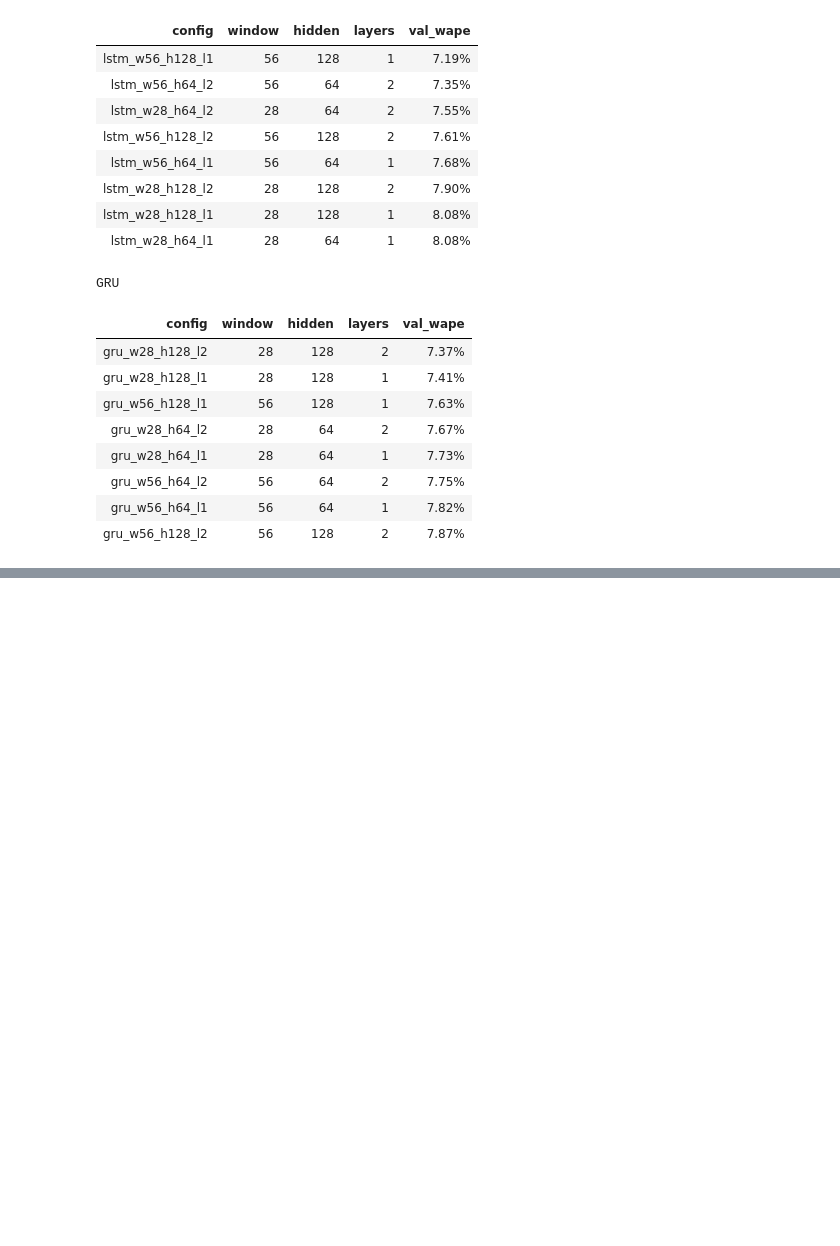
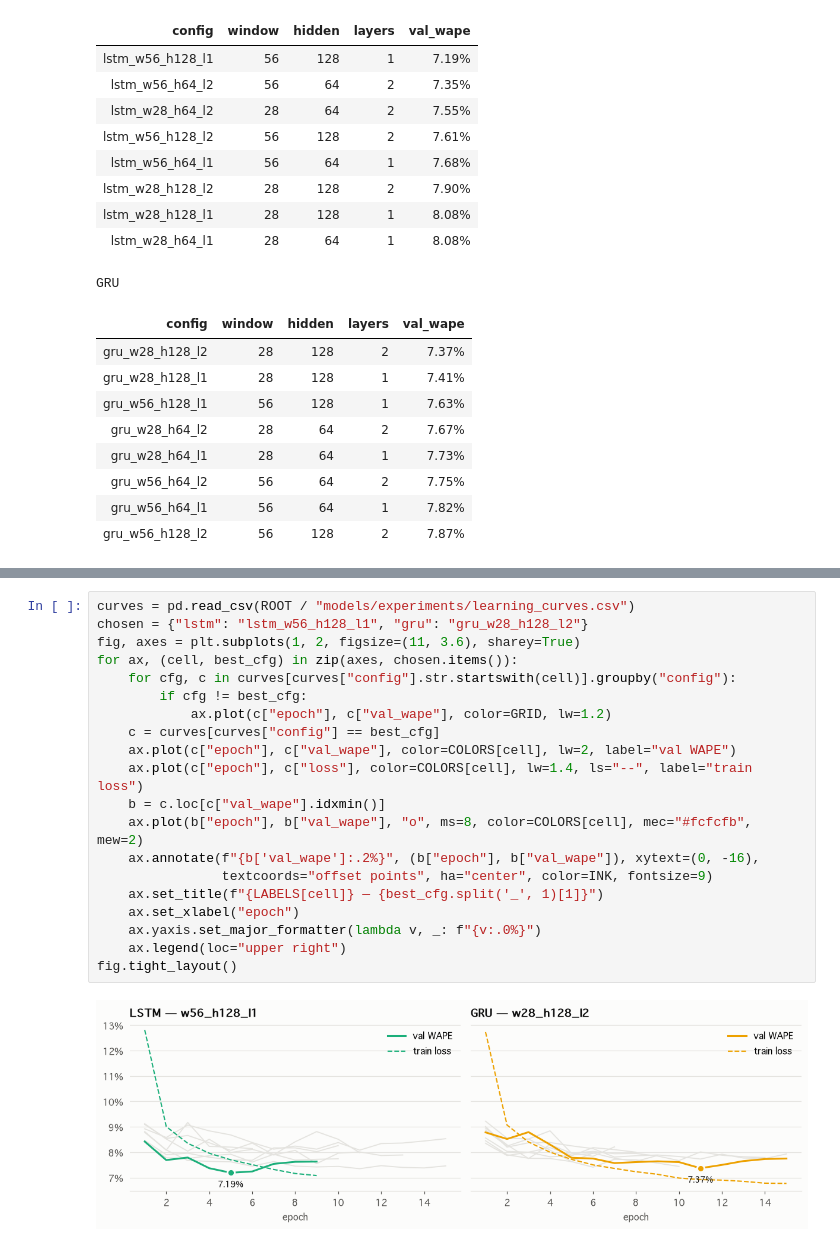
Before and after one commit to pls2s/MFP-Merchant-Financial-Passport, a Jupyter notebook: notebooks/forecast_results.ipynb, the cells around one changed output, grey strips where cells are left out. Saved outputs shown, nothing was run; the diff lists cells and outputs as text; blank space fills up the shorter version.

```diff
--- a/notebooks/forecast_results.ipynb
+++ b/notebooks/forecast_results.ipynb
@@ -260,0 +266,22 @@ GRU
+# %%
+curves = pd.read_csv(ROOT / "models/experiments/learning_curves.csv")
+chosen = {"lstm": "lstm_w56_h128_l1", "gru": "gru_w28_h128_l2"}
+fig, axes = plt.subplots(1, 2, figsize=(11, 3.6), sharey=True)
+for ax, (cell, best_cfg) in zip(axes, chosen.items()):
+    for cfg, c in curves[curves["config"].str.startswith(cell)].groupby("config"):
+        if cfg != best_cfg:
+            ax.plot(c["epoch"], c["val_wape"], color=GRID, lw=1.2)
+    c = curves[curves["config"] == best_cfg]
+    ax.plot(c["epoch"], c["val_wape"], color=COLORS[cell], lw=2, label="val WAPE")
+    ax.plot(c["epoch"], c["loss"], color=COLORS[cell], lw=1.4, ls="--", label="train loss")
+    b = c.loc[c["val_wape"].idxmin()]
+    ax.plot(b["epoch"], b["val_wape"], "o", ms=8, color=COLORS[cell], mec="#fcfcfb", mew=2)
+    ax.annotate(f"{b['val_wape']:.2%}", (b["epoch"], b["val_wape"]), xytext=(0, -16),
+                textcoords="offset points", ha="center", color=INK, fontsize=9)
+    ax.set_title(f"{LABELS[cell]} — {best_cfg.split('_', 1)[1]}")
+    ax.set_xlabel("epoch")
+    ax.yaxis.set_major_formatter(lambda v, _: f"{v:.0%}")
+    ax.legend(loc="upper right")
+fig.tight_layout()
+# %% [output]
+[figure, added]
```
Also changed, not shown: parts of 5 cells of this notebook, 7 other files.
